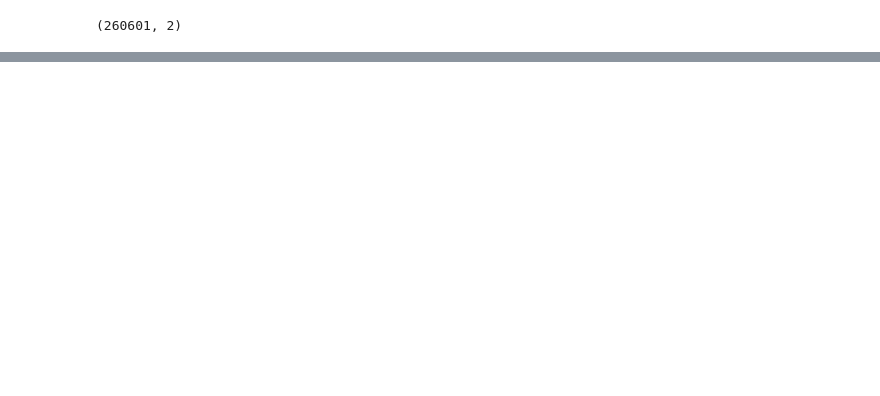
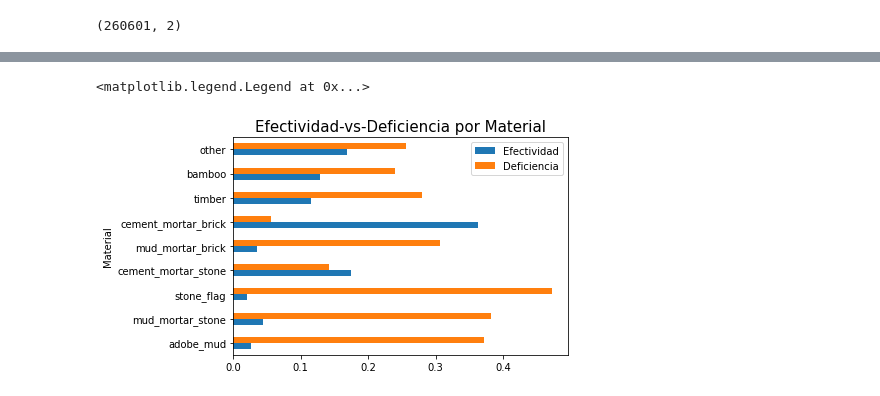
Before and after one commit to IngErnestoAlvarez/terremoto_research, a Jupyter notebook: efectividad_por_material.ipynb, the cells around one changed output, grey strips where cells are left out. Cells and saved outputs as stored; diff of their text form; code cells hidden in the pictures; blank space fills up the shorter version.

```diff
--- a/efectividad_por_material.ipynb
+++ b/efectividad_por_material.ipynb
@@ -143,0 +99,3 @@ merged.pivot_table(index=['plan_configuration'],
+# %%
+por_daño['efectividad'] = por_daño[1]/por_daño['buildings_por_material']
+por_daño
@@ -143,0 +113,3 @@ merged.pivot_table(index=['plan_configuration'],
+# %%
+por_daño['deficiencia'] = por_daño[3]/por_daño['buildings_por_material']
+por_daño
@@ -143,0 +127,8 @@ merged.pivot_table(index=['plan_configuration'],
+# %%
+por_daño[['efectividad', 'deficiencia']].plot(kind="barh")
+plt.title("Efectividad-vs-Deficiencia por Material", fontsize=15)
+plt.ylabel("Material")
+plt.legend(["Efectividad", "Deficiencia"])
+# %% [output]
+<matplotlib.legend.Legend at 0x...>
+[figure, added]
```
Also changed, not shown: parts of 22 cells of this notebook, 2 other files.
